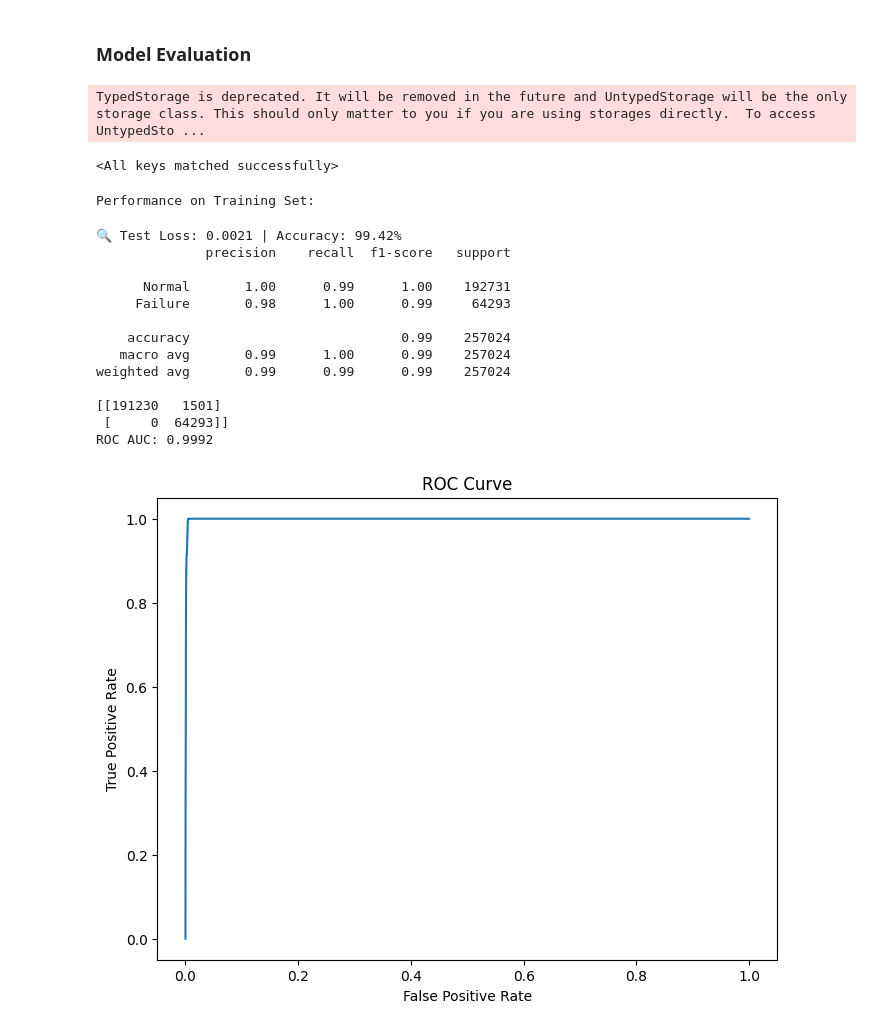
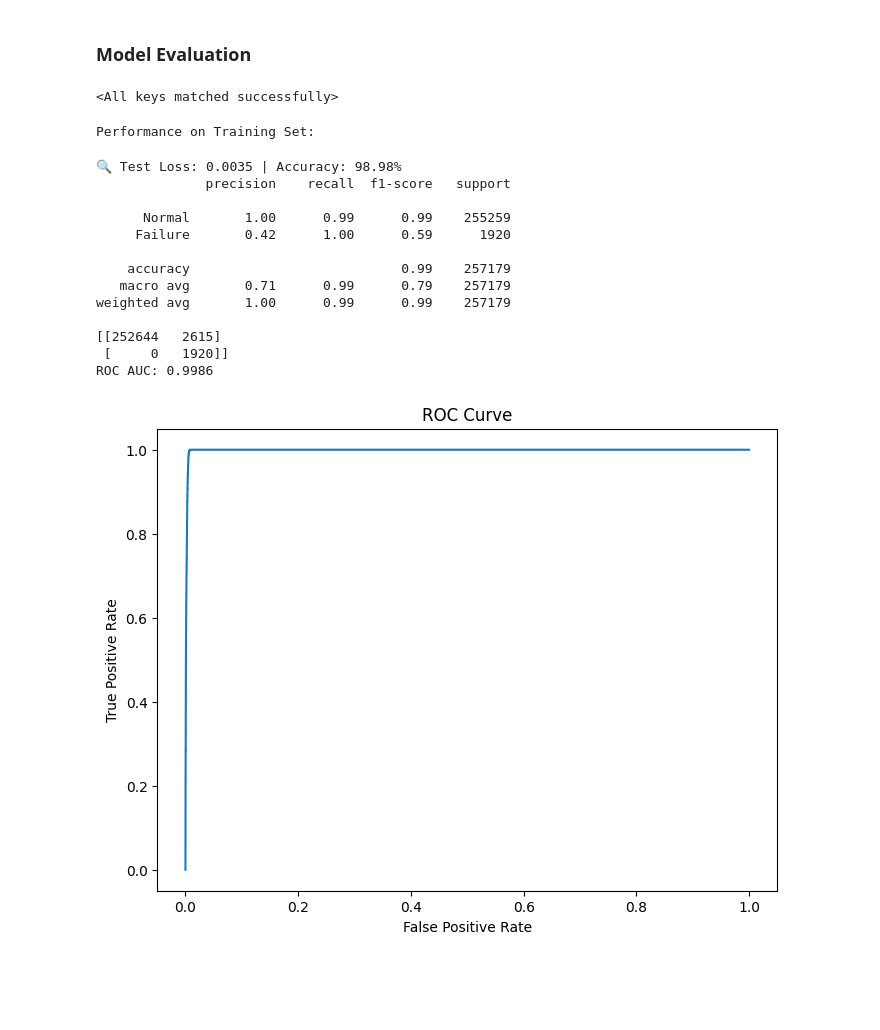
Before and after one commit to libao3128/predictive_maintenance, a Jupyter notebook: train_model_local.ipynb, the cells around one changed output. Drawn from its saved outputs; the diff is of its cells as text; code cells hidden in the pictures; blank space fills up the shorter version.

```diff
--- a/train_model_local.ipynb
+++ b/train_model_local.ipynb
@@ -146,3 +142,13 @@ extended_feature_cols += ['hour_of_day', 'month_of_year']
+# %%
+# month_of_year 範圍 1~12
+downsampled_data['month_sin'] = np.sin(2 * np.pi * downsampled_data['event_local_time'].dt.month / 12)
+downsampled_data['month_cos'] = np.cos(2 * np.pi * downsampled_data['event_local_time'].dt.month / 12)
+
+# 如果還有 hour_of_day (0~23) 也可以同理轉
+downsampled_data['hour_sin'] = np.sin(2 * np.pi * downsampled_data['event_local_time'].dt.hour / 24)
+downsampled_data['hour_cos'] = np.cos(2 * np.pi * downsampled_data['event_local_time'].dt.hour / 24)
+
+extended_feature_cols += ['hour_sin', 'hour_cos', 'month_sin', 'month_cos']
 # %%
 if performe_visualization:
     visualize_mean_values(downsampled_data, failure_sessions, extended_feature_cols+['label'],
@@ -190,7 +195,7 @@ extended_feature_cols
 ### Standardization
 # %%
 from sklearn.preprocessing import StandardScaler
-feature_to_standardize = feature_cols + ['hour_of_day', 'month_of_year']
+feature_to_standardize = feature_cols
 scaler = StandardScaler()
 train_df[feature_to_standardize] = scaler.fit_transform(train_df[feature_to_standardize])
 val_df[feature_to_standardize] = scaler.transform(val_df[feature_to_standardize])
@@ -361,29 +371,33 @@ plt.legend()
 # %% [markdown]
 ### Model Evaluation
 # %%
-model.load_state_dict(torch.load(r'model\0814_0147\best_model.pth', weights_only=True))
+model.load_state_dict(torch.load(r'model\0814_0309\epoch_10.pth', weights_only=True))
 # %% [output]
-TypedStorage is deprecated. It will be removed in the future and UntypedStorage will be the only storage class. This should only matter to you if you are using storages directly.  To access UntypedSto ...
+<All keys matched successfully>
-<All keys matched successfully>
+# %%
+# 評估 train 分佈：不用 sampler、不shuffle
+train_loader_eval = DataLoader(
+    train_ds, batch_size=1024, shuffle=False, num_workers=8, pin_memory=True
+)
 # %%
 print("Performance on Training Set:")
-evaluate_model(model, train_loader, best_threshold=0.5, criterion=criterion)
+evaluate_model(model, train_loader_eval, best_threshold=0.5, criterion=criterion)
 # %% [output]
 Performance on Training Set:
-🔍 Test Loss: 0.0021 | Accuracy: 99.42%
+🔍 Test Loss: 0.0035 | Accuracy: 98.98%
               precision    recall  f1-score   support
 
-      Normal       1.00      0.99      1.00    192731
-     Failure       0.98      1.00      0.99     64293
+      Normal       1.00      0.99      0.99    255259
+     Failure       0.42      1.00      0.59      1920
 
-    accuracy                           0.99    257024
-   macro avg       0.99      1.00      0.99    257024
-weighted avg       0.99      0.99      0.99    257024
+    accuracy                           0.99    257179
+   macro avg       0.71      0.99      0.79    257179
+weighted avg       1.00      0.99      0.99    257179
 
-[[191230   1501]
- [     0  64293]]
-ROC AUC: 0.9992
+[[252644   2615]
+ [     0   1920]]
+ROC AUC: 0.9986
-[figure, old version]
+[figure, new version]
 # %%
 val_trues, val_predictions, val_outputs = test_loop(model, val_loader, device='cuda', criterion=criterion)
 # %% [output]
```
Also changed, not shown: parts of 16 cells of this notebook, 12 other files.
